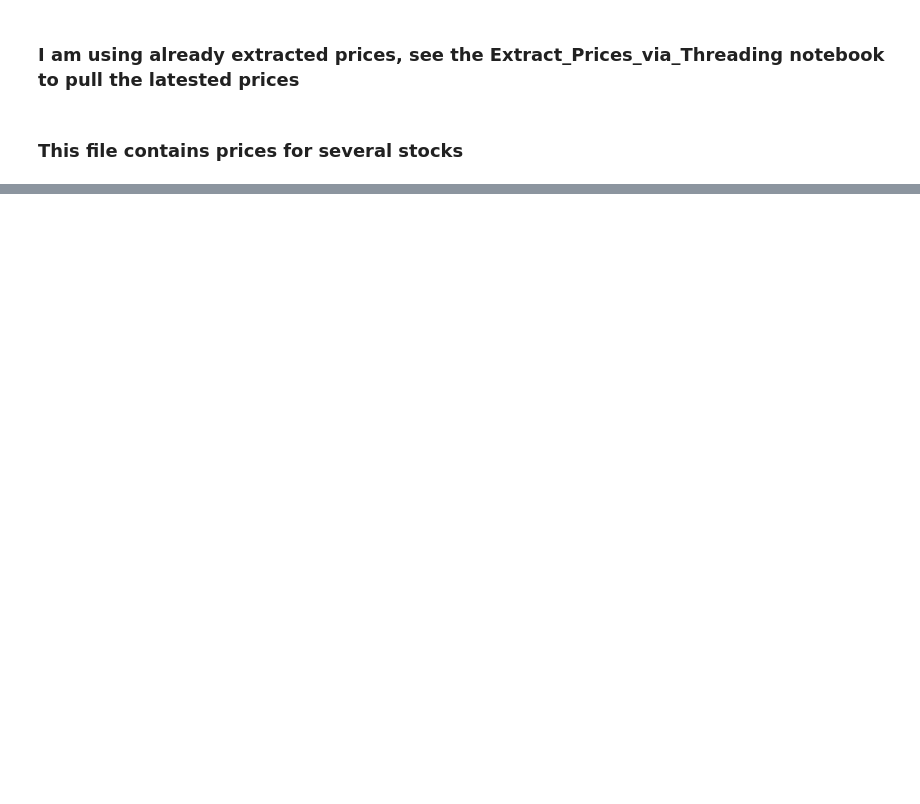
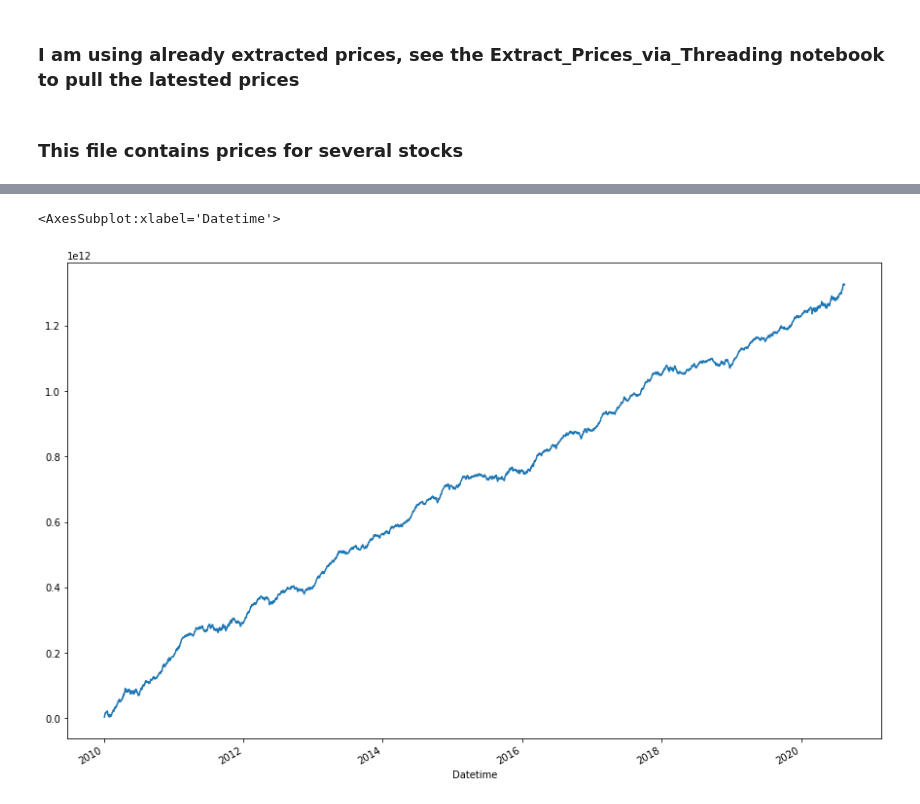
Before and after one commit to wasifmasood/STOCKS, a Jupyter notebook: notebooks/Technial_KPIs.ipynb, the cells around one changed output, grey strips where cells are left out. Cells and saved outputs as stored; diff of their text form; code cells hidden in the pictures; blank space fills up the shorter version.

```diff
--- a/notebooks/Technial_KPIs.ipynb
+++ b/notebooks/Technial_KPIs.ipynb
@@ -27,0 +115,2 @@ df_data = df_quotes[df_quotes['Symbol']==ticker]
+# %%
+df_volume_ind = talib.get_volumne_indicators(df_data)
@@ -27,0 +127,6 @@ df_data = df_quotes[df_quotes['Symbol']==ticker]
+# %%
+fig = plt.figure(figsize=(15, 10))
+df_volume_ind.AD.plot()
+# %% [output]
+<AxesSubplot:xlabel='Datetime'>
+[figure, added]
```
Also changed, not shown: parts of 25 cells of this notebook.
